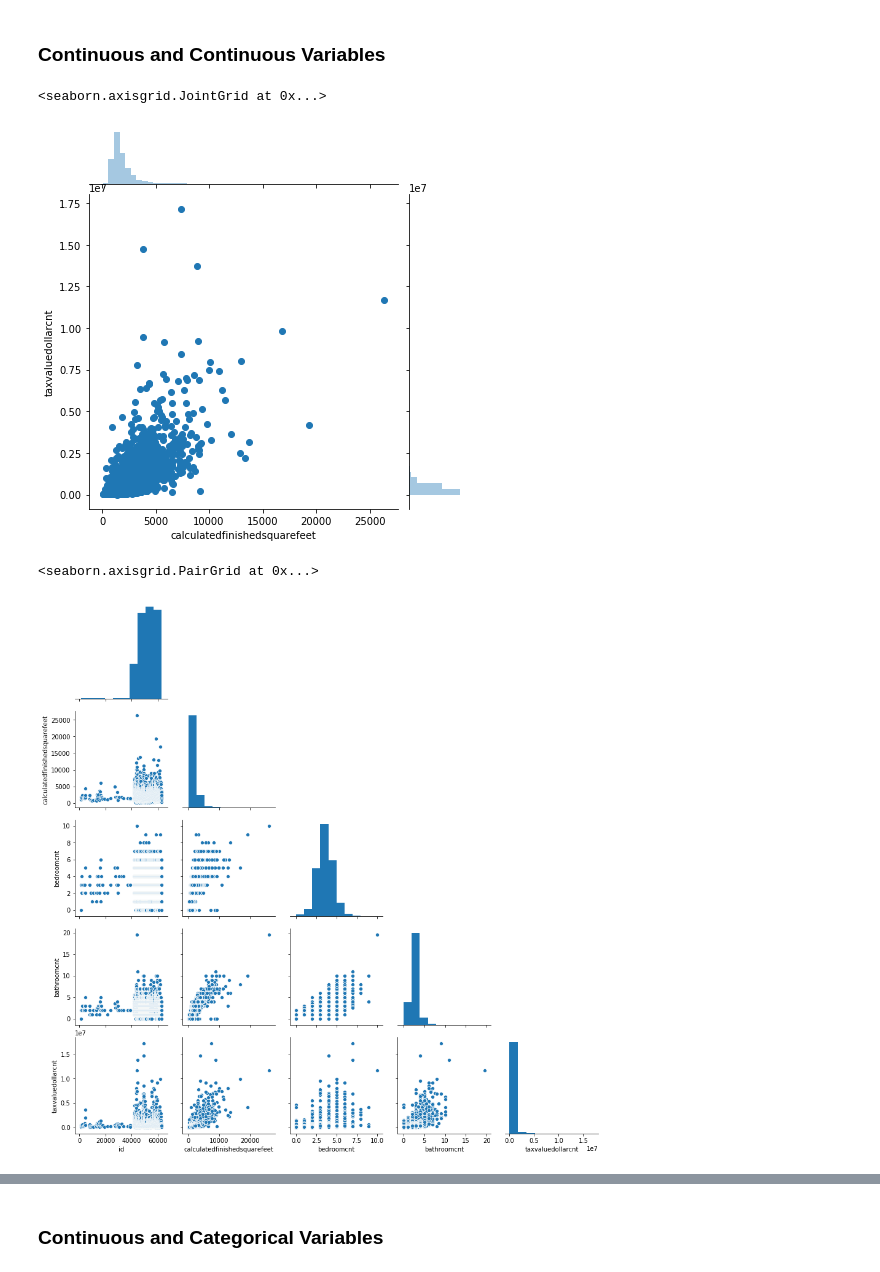
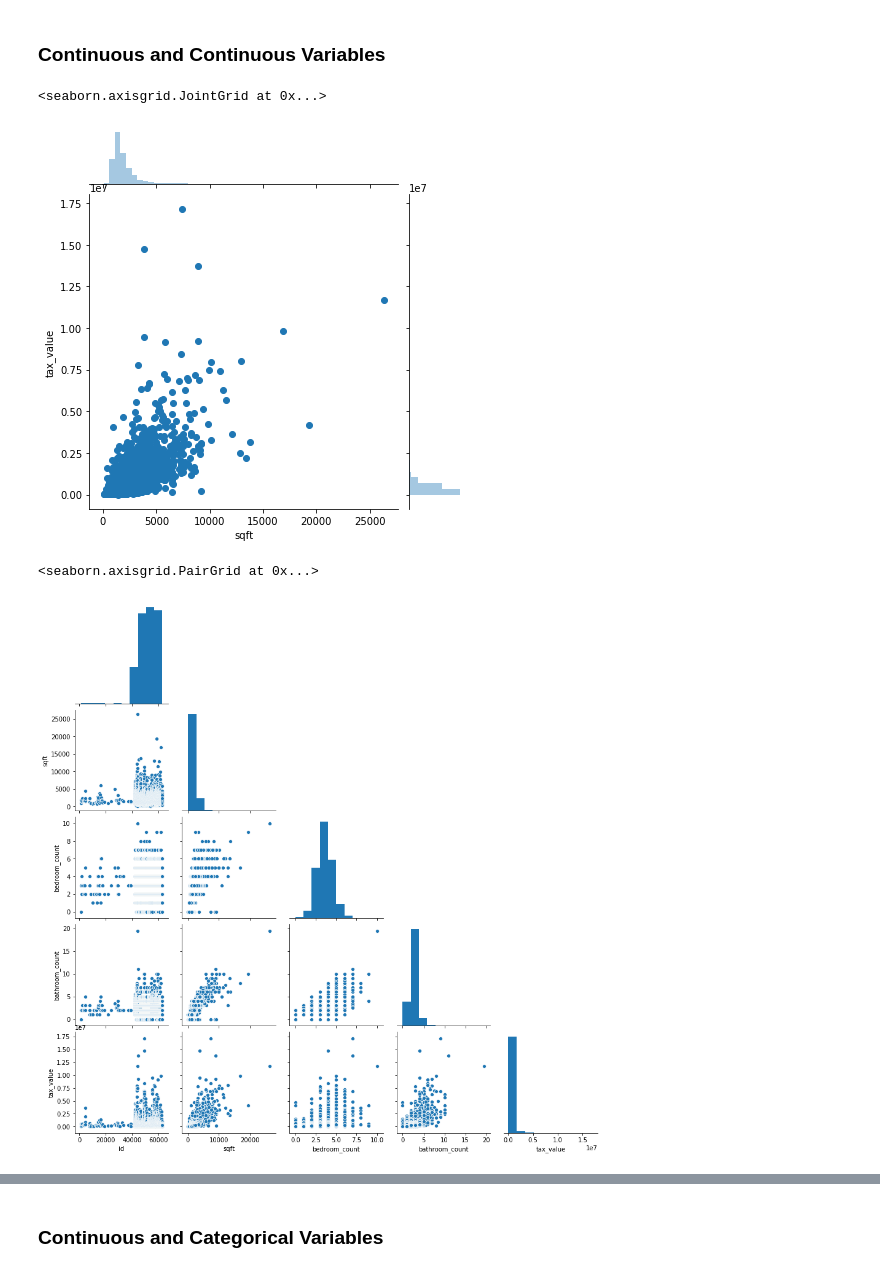
Before and after one commit to Bojado-Thompson/Estimating-Home-Values, a Jupyter notebook: Bojado_Notebook.ipynb, the cells around one changed output, grey strips where cells are left out. Drawn from its saved outputs; the diff is of its cells as text; code cells hidden in the pictures.

```diff
--- a/Bojado_Notebook.ipynb
+++ b/Bojado_Notebook.ipynb
@@ -109,3 +91,9 @@ bedroomcnt                      0
 bathroomcnt                     0
 taxvaluedollarcnt               0
 dtype: int64
+# %%
+df = df.rename(columns = {'calculatedfinishedsquarefeet':'sqft'})
+df = df.rename(columns = {'bedroomcnt':'bedroom_count'})
+df = df.rename(columns = {'bathroomcnt':'bathroom_count'})
+df = df.rename(columns = {'taxvaluedollarcnt':'tax_value'})
+df.head()
@@ -118,15 +113,15 @@ dtype: int64
 # %% [markdown]
 ### Continuous and Continuous Variables
 # %%
-sns.jointplot(x= 'calculatedfinishedsquarefeet', y='taxvaluedollarcnt', data=df)
+sns.jointplot(x= 'sqft', y='tax_value', data=df)
 # %% [output]
 <seaborn.axisgrid.JointGrid at 0x...>
-[figure, old version]
+[figure, new version]
 # %%
 sns.pairplot(df, corner=True)
 # %% [output]
 <seaborn.axisgrid.PairGrid at 0x...>
-[figure, old version]
+[figure, new version]
 # %%
 sns.heatmap(df.corr(), cmap='Blues', annot=True)
 # %% [output]
```
Also changed, not shown: parts of 9 cells of this notebook.
